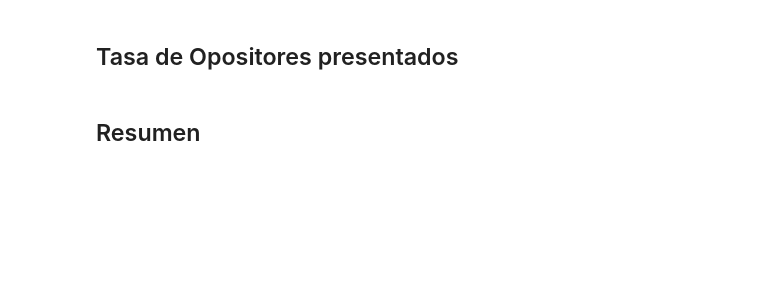
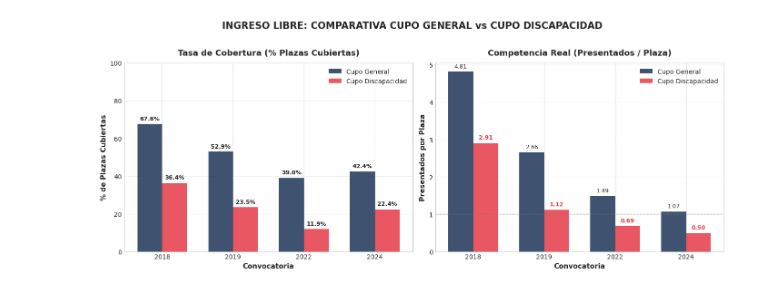
Before and after one commit to carmenales/analitica-datos-gsi, a Jupyter notebook: analisis_oposiciones_gsi_age.ipynb, the cells around one changed output. Saved outputs shown, nothing was run; the diff lists cells and outputs as text; code cells hidden in the pictures; blank space fills up the shorter version.

```diff
--- a/analisis_oposiciones_gsi_age.ipynb
+++ b/analisis_oposiciones_gsi_age.ipynb
@@ -97,53 +258,48 @@ plt.show()
 # %%
-fig, (ax1, ax2) = plt.subplots(1, 2, figsize=(16, 6))
+fig, (ax1, ax2) = plt.subplots(1, 2, figsize=(14, 5.5))
 
-# Ingreso Libre
-x = np.arange(len(df))
-width = 0.6
+cobertura_gen = (df_libre['superan_proceso_general'] / df_libre['plazas_general'] * 100).round(1)
+cobertura_disc = (df_libre['superan_proceso_discapacidad'] / df_libre['plazas_discapacidad'] * 100).round(1)
 
-aprobados_libre = df['aprobados_libre'].values
-desiertas_libre = df['plazas_libre'].values - df['aprobados_libre'].values
+b_c_gen = ax1.bar(x - width/2, cobertura_gen, width, label='Cupo General', color='#1D3557', alpha=0.85)
+b_c_disc = ax1.bar(x + width/2, cobertura_disc, width, label='Cupo Discapacidad', color='#E63946', alpha=0.85)
 
-ax1.bar(x, aprobados_libre, width, label='Aprobados', color='#06A77D', alpha=0.9, edgecolor='white')
-ax1.bar(x, desiertas_libre, width, bottom=aprobados_libre, label='Desiertas',
-        color='#E63946', alpha=0.7, edgecolor='white')
-
-ax1.set_xlabel('Convocatoria', fontsize=12, fontweight='bold')
-ax1.set_ylabel('Número de Plazas', fontsize=12, fontweight='bold')
-ax1.set_title('INGRESO LIBRE: PLAZAS vs APROBADOS', fontsize=14, fontweight='bold', pad=15)
+ax1.set_title('Tasa de Cobertura (% Plazas Cubiertas)', fontsize=13, fontweight='bold', pad=12)
+ax1.set_xlabel('Convocatoria', fontsize=11, fontweight='bold')
+ax1.set_ylabel('% de Plazas Cubiertas', fontsize=11, fontweight='bold')
 ax1.set_xticks(x)
-ax1.set_xticklabels(df['convocatoria'], fontsize=11)
-ax1.legend(fontsize=11)
+ax1.set_xticklabels(convocatorias, fontsize=10)
+ax1.set_ylim(0, 100)
+ax1.legend(fontsize=10)
 ax1.grid(True, alpha=0.3, axis='y')
 
-# Añadir etiquetas
-for i, (p, a) in enumerate(zip(df['plazas_libre'], df['aprobados_libre'])):
-    ax1.text(i, p+40, f'{int(p)}', ha='center', fontsize=10, fontweight='bold')
-    ax1.text(i, a/2, f'{int(a)}', ha='center', fontsize=10, color='white', fontweight='bold')
+for b in b_c_gen:
+    ax1.text(b.get_x() + b.get_width()/2., b.get_height() + 2, f'{b.get_height():.1f}%', ha='center', fontsize=9, fontweight='bold')
+for b in b_c_disc:
+    ax1.text(b.get_x() + b.get_width()/2., b.get_height() + 2, f'{b.get_height():.1f}%', ha='center', fontsize=9, fontweight='bold')
 
-# Promoción Interna
-aprobados_promo = df['aprobados_promo'].values
-desiertas_promo = df['plazas_promo'].values - df['aprobados_promo'].values
+ratio_p_gen = (df_libre['presentados_1ej_general'] / df_libre['plazas_general']).round(2)
+ratio_p_disc = (df_libre['presentados_1ej_discapacidad'] / df_libre['plazas_discapacidad']).round(2)
 
-ax2.bar(x, aprobados_promo, width, label='Aprobados', color='#06A77D', alpha=0.9, edgecolor='white')
-ax2.bar(x, desiertas_promo, width, bottom=aprobados_promo, label='Desiertas',
-        color='#E63946', alpha=0.7, edgecolor='white')
+b_r_gen = ax2.bar(x - width/2, ratio_p_gen, width, label='Cupo General', color='#1D3557', alpha=0.85)
+b_r_disc = ax2.bar(x + width/2, ratio_p_disc, width, label='Cupo Discapacidad', color='#E63946', alpha=0.85)
 
-ax2.set_xlabel('Convocatoria', fontsize=12, fontweight='bold')
-ax2.set_ylabel('Número de Plazas', fontsize=12, fontweight='bold')
-ax2.set_title('PROMOCIÓN INTERNA: PLAZAS vs APROBADOS', fontsize=14, fontweight='bold', pad=15)
+ax2.set_title('Competencia Real (Presentados / Plaza)', fontsize=13, fontweight='bold', pad=12)
+ax2.set_xlabel('Convocatoria', fontsize=11, fontweight='bold')
+ax2.set_ylabel('Presentados por Plaza', fontsize=11, fontweight='bold')
 ax2.set_xticks(x)
-ax2.set_xticklabels(df['convocatoria'], fontsize=11)
-ax2.legend(fontsize=11)
+ax2.set_xticklabels(convocatorias, fontsize=10)
+ax2.legend(fontsize=10)
 ax2.grid(True, alpha=0.3, axis='y')
+ax2.axhline(1.0, color='gray', linestyle='--', linewidth=1, alpha=0.7, label='Ratio 1:1')
 
-# Añadir etiquetas
-for i, (p, a) in enumerate(zip(df['plazas_promo'], df['aprobados_promo'])):
-    ax2.text(i, p+50, f'{int(p)}', ha='center', fontsize=10, fontweight='bold')
-    ax2.text(i, a/2, f'{int(a)}', ha='center', fontsize=10, color='white', fontweight='bold')
+for b in b_r_gen:
+    ax2.text(b.get_x() + b.get_width()/2., b.get_height() + 0.1, f'{b.get_height():.2f}', ha='center', fontsize=9)
+for b in b_r_disc:
+    ax2.text(b.get_x() + b.get_width()/2., b.get_height() + 0.1, f'{b.get_height():.2f}', ha='center', fontsize=9, fontweight='bold', color='#E63946')
 
+plt.suptitle('INGRESO LIBRE: COMPARATIVA CUPO GENERAL vs CUPO DISCAPACIDAD', fontsize=15, fontweight='bold', y=1.02)
 plt.tight_layout()
-plt.savefig('03_plazas_vs_aprobados.png', dpi=150, bbox_inches='tight')
 plt.show()
+# %% [output]
+[figure, added]
-# %% [markdown]
-## Tasa de Opositores presentados
@@ -181,2 +305,0 @@ plt.show()
-# %% [markdown]
-## Resumen
```
Also changed, not shown: parts of 27 cells of this notebook.
